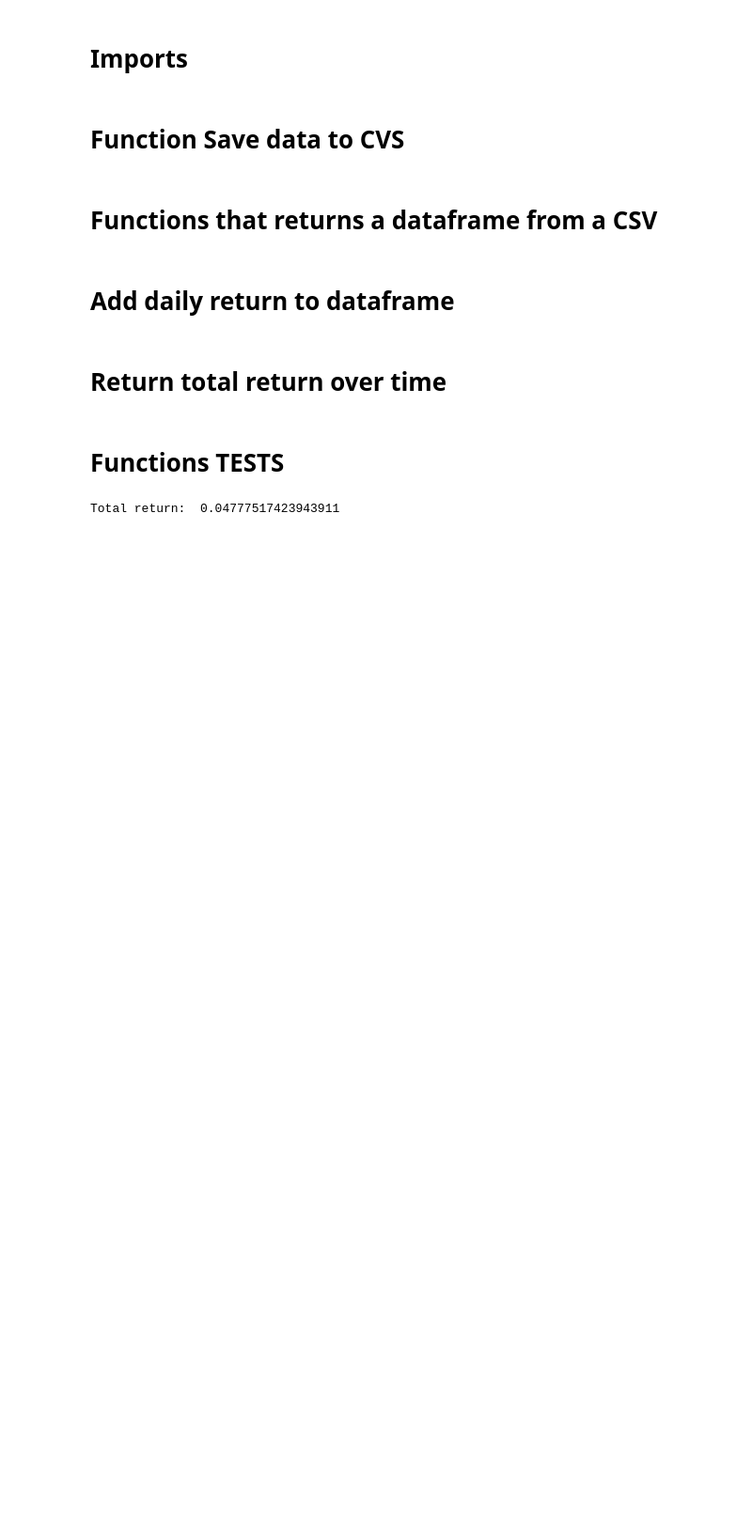
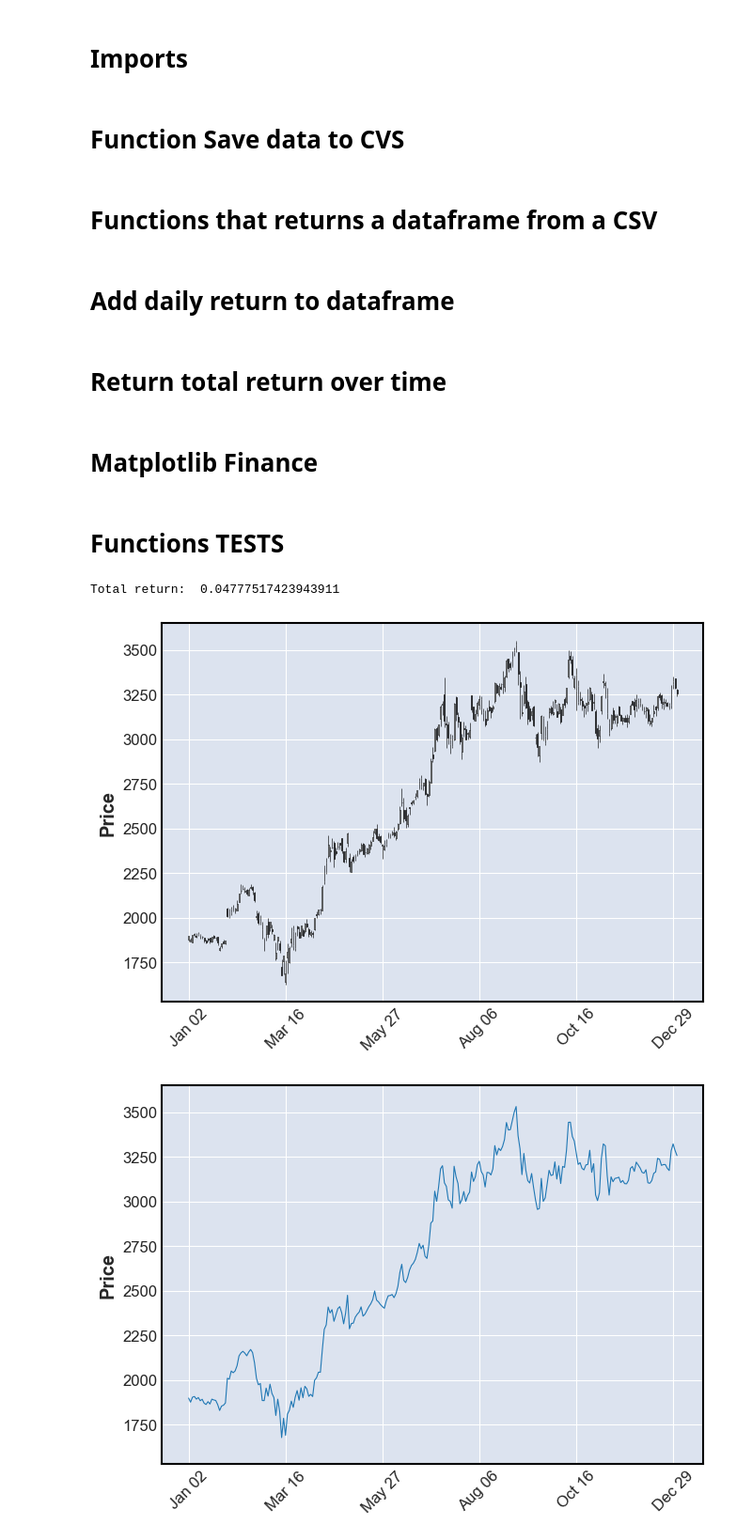
Before and after one commit to Joseemm96/Py-Stock-Market, a Jupyter notebook: intro.ipynb, the cells around one changed output. Shown: that part at 94% size. Drawn from its saved outputs; the diff is of its cells as text; code cells hidden in the pictures; blank space fills up the shorter version.

```diff
--- a/intro.ipynb
+++ b/intro.ipynb
@@ -50,22 +50,51 @@ def get_return_defined_time(df, syear, smonth, sday, eyear, emonth, eday):
     df2 = df.loc[mask]
     days = df2.shape[0]
     return (days * daily_return)
+# %% [markdown]
+# Matplotlib Finance
+# %%
+def mplfinance_plot(ticker, chart_type, syear, smonth, sday, eyear, emonth, eday):
+    start = f"{syear}-{smonth}-{sday}"
+    end = f"{eyear}-{emonth}-{eday}"
+    try:
+        df = pd.read_csv(ticker + ".csv")
+    except FileNotFoundError:
+        print('File does not exist')
+    else:
+        df.index = pd.DatetimeIndex(df['Date'])
+        df_sub = df.loc[start:end]
+        ### PLOTS: Candle, line, ohlc
+        mpf.plot(df_sub, type='candle')
+        mpf.plot(df_sub, type='line')
+        mpf.plot(df_sub, type='ohlc', mav=4)
+
+        #STYLE
+        s = mpf.make_mpf_style(base_mpf_style='charles', rc={'font.size':8})
+        fig = mpf.figure(figsize=(12,8), style=s)
+        ax = fig.add_subplot(2,1,2)
+        av = fig.add_subplot(2,1,2, sharex=ax)
+        mpf.plot(df_sub, type=chart_type, mav= (3,5,7), ax=ax,volume=av, show_nontrading=True)
 # %% [markdown]
 # Functions TESTS
 # %%
 # APPLE
 save_to_csv_from_yahoo('AAPL', 2020, 1, 1, 2021, 1, 1)
 #save_to_csv_from_yahoo('BTC-USD', 2019, 1, 1, 2021, 1, 1)
 save_to_csv_from_yahoo('AMZN', 2020, 1, 1, 2021, 1, 1)
 
 AAPL = get_df_from_csv('AAPL')
 #BTC = get_df_from_csv('BTC-USD')
 AMZN = get_df_from_csv('AMZN')
 add_daily_return_to_df(AAPL, 'AAPL')
 add_daily_return_to_df(AMZN, 'AMZN')
 AAPL
 #BTC
 total_return = get_return_defined_time(AMZN, 2020, 1, 1, 2021, 1, 1)
 print('Total return: ', total_return)
+
+
+mplfinance_plot('AMZN', 'ohlc',2020, 1, 1, 2021, 1, 1 )
 # %% [output]
 Total return:  0.04777517423943911
+[figure, added]
+[figure, added]
```
Also changed, not shown: parts of 2 cells of this notebook, 2 other files.
